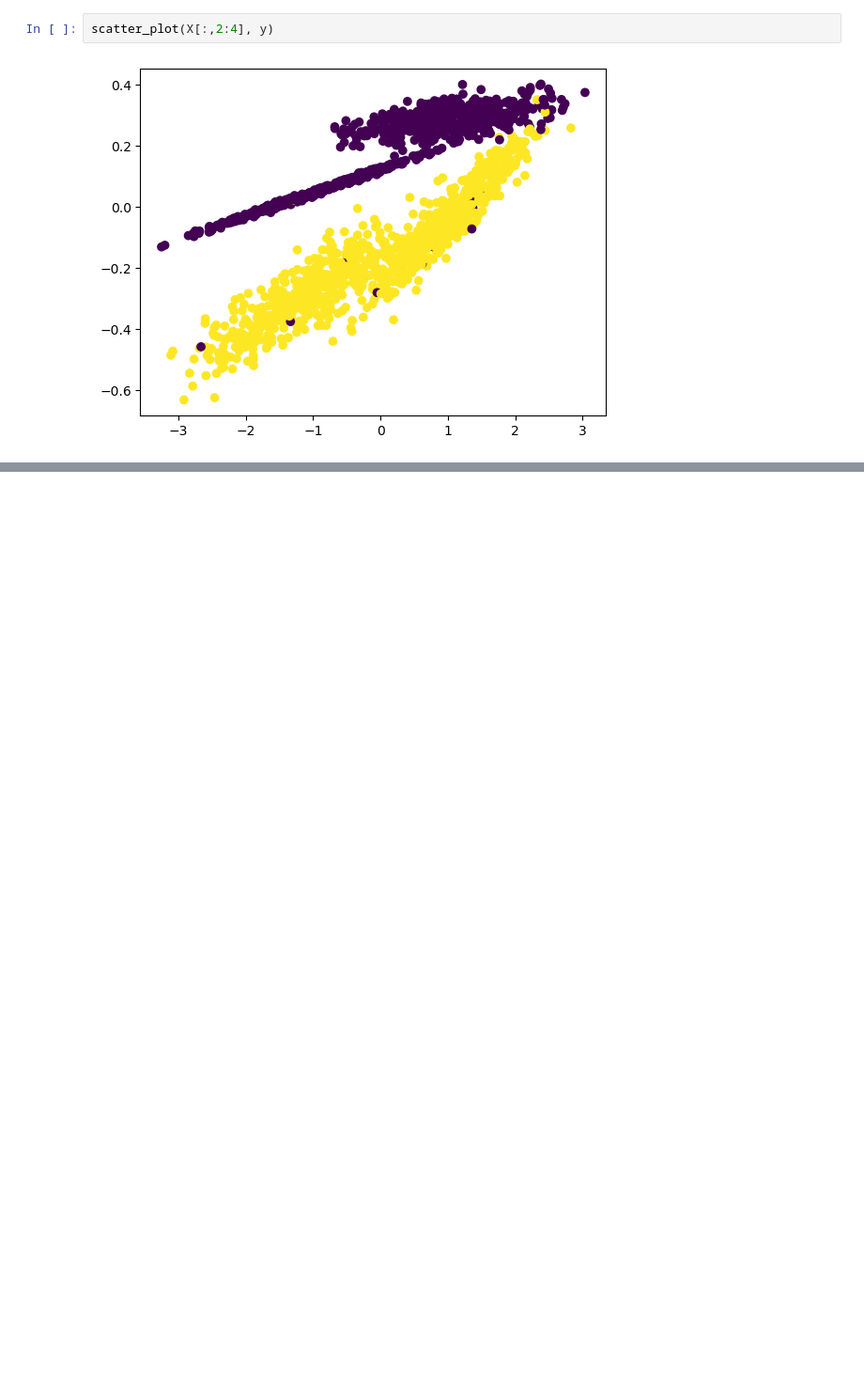
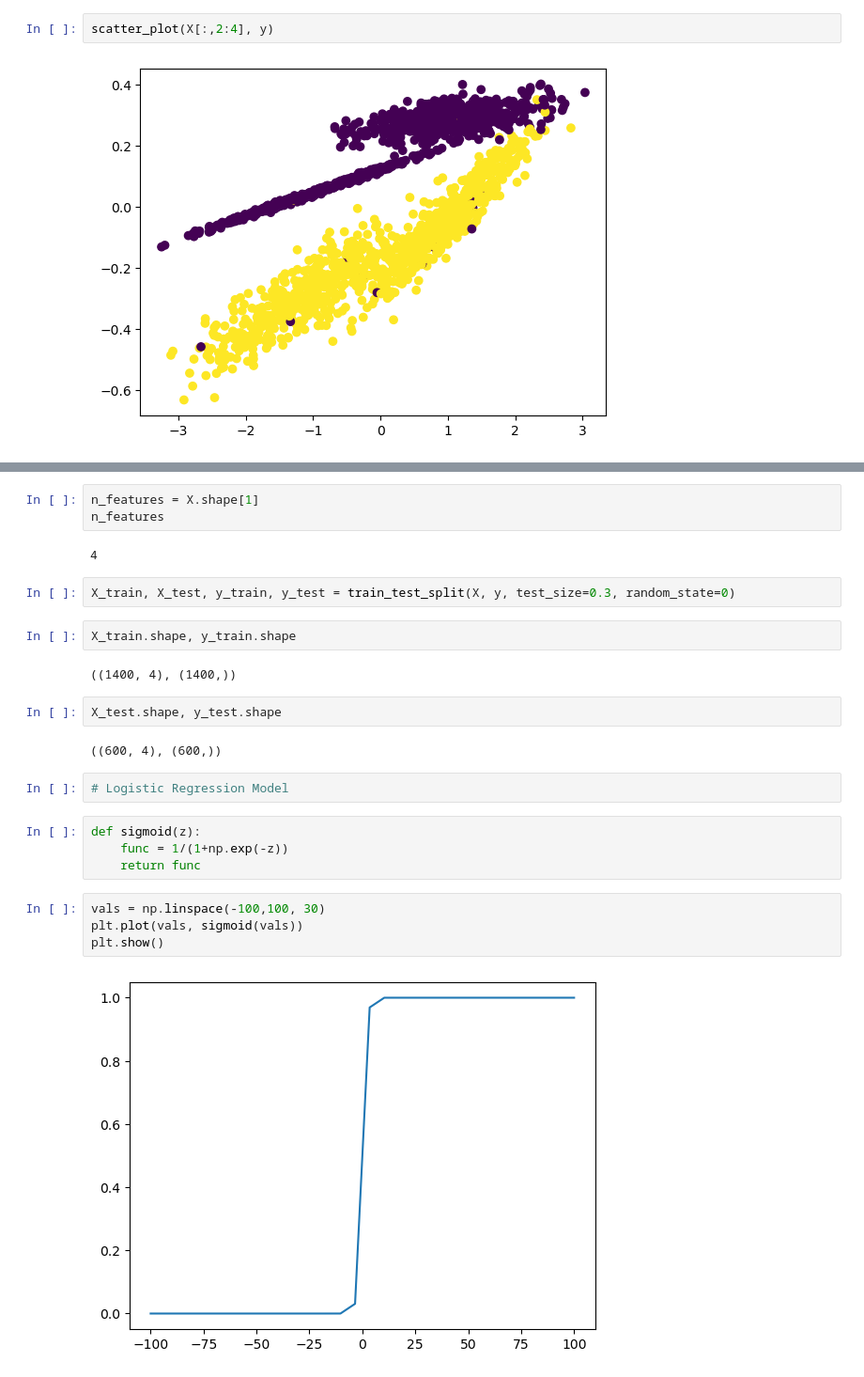
Before and after one commit to lavkushsingh31/ML-Practice-Exercises, a Jupyter notebook: Logistic Regression - Implementation.ipynb, the cells around one changed output, grey strips where cells are left out. Shown at 94% size. Drawn from its saved outputs; the diff is of its cells as text; blank space fills up the shorter version.

```diff
--- a/Logistic Regression - Implementation.ipynb
+++ b/Logistic Regression - Implementation.ipynb
@@ -42,0 +61,27 @@ scatter_plot(X[:,2:4], y)
+# %%
+n_features = X.shape[1]
+n_features
+# %% [output]
+4
+# %%
+X_train, X_test, y_train, y_test = train_test_split(X, y, test_size=0.3, random_state=0)
+# %%
+X_train.shape, y_train.shape
+# %% [output]
+((1400, 4), (1400,))
+# %%
+X_test.shape, y_test.shape
+# %% [output]
+((600, 4), (600,))
+# %%
+# Logistic Regression Model
+# %%
+def sigmoid(z):
+    func = 1/(1+np.exp(-z))
+    return func
+# %%
+vals = np.linspace(-100,100, 30)
+plt.plot(vals, sigmoid(vals))
+plt.show()
+# %% [output]
+[figure, added]
```
Also changed, not shown: parts of 15 cells of this notebook.
